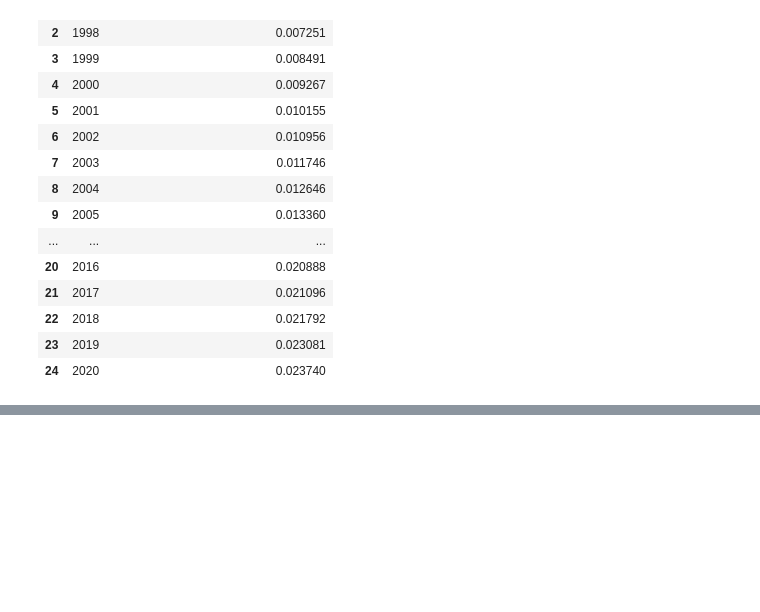
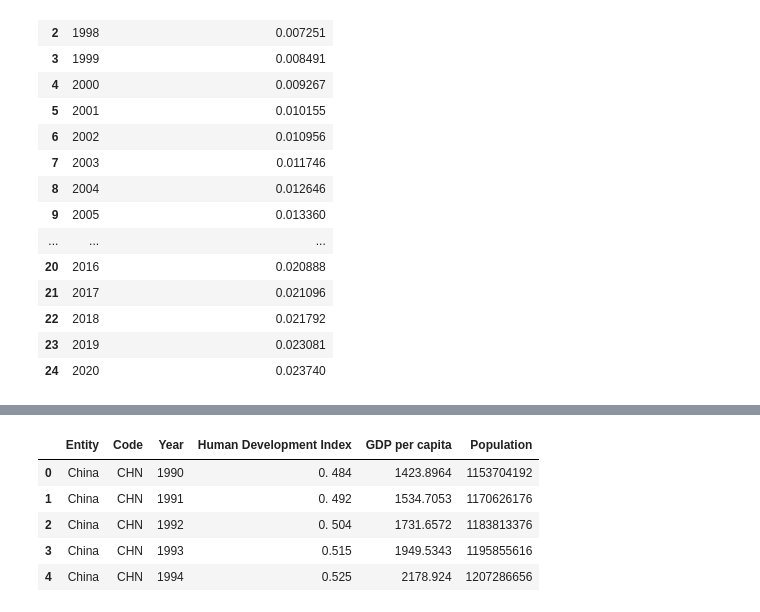
Before and after one commit to QIYIHAN/DE-on-GDP-and-Economy, a Jupyter notebook: Article Data Fetching(OCR+SVG)/Article Data Fetching(OCR).ipynb, the cells around one changed output, grey strips where cells are left out. Cells and saved outputs as stored; diff of their text form; code cells hidden in the pictures; blank space fills up the shorter version.

```diff
--- a/Article Data Fetching(OCR+SVG)/Article Data Fetching(OCR).ipynb
+++ b/Article Data Fetching(OCR+SVG)/Article Data Fetching(OCR).ipynb
@@ -570,0 +615,10 @@ result11_1
+# %%
+result_13_1 = pd.read_excel('C:/Users/qyh18/02 NUS Semester2/DE-on-GDP-and-Economy/Article Data Fetching(OCR+SVG)/13/[0, 0, 861, 793]_0.xlsx')
+result_13_1.head()
+# %% [output]
+|  | Entity | Code | Year | Human Development Index | GDP per capita | Population |
+| 0 | China | CHN | 1990 | 0. 484 | 1423.8964 | 1153704192 |
+| 1 | China | CHN | 1991 | 0. 492 | 1534.7053 | 1170626176 |
+| 2 | China | CHN | 1992 | 0. 504 | 1731.6572 | 1183813376 |
+| 3 | China | CHN | 1993 | 0.515 | 1949.5343 | 1195855616 |
+| 4 | China | CHN | 1994 | 0.525 | 2178.924 | 1207286656 |
```
Also changed, not shown: parts of 27 cells of this notebook, 11 other files.
